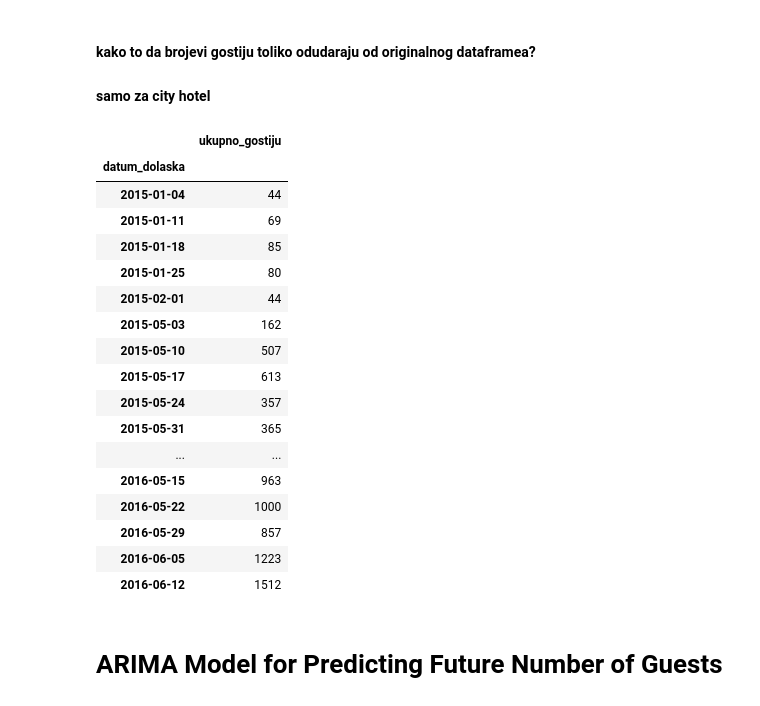
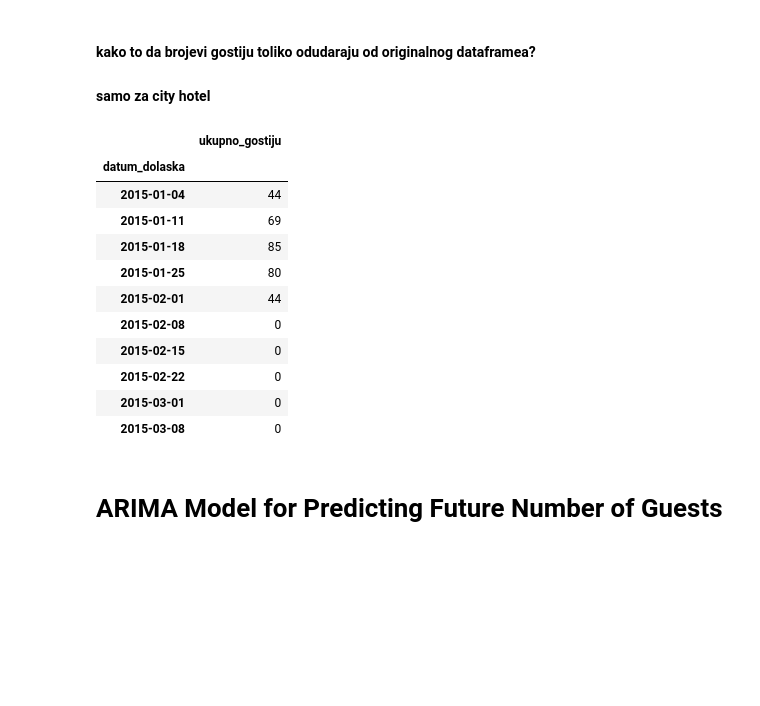
Before and after one commit to MarkoHaralovic/Prediction-of-Hotel-Occupancy, a Jupyter notebook: prediction-of-hotel-occupancy/notebooks/hotel-booking-demand-num-of-guest-prediction.ipynb, the cells around one changed output. Cells and saved outputs as stored; diff of their text form; code cells hidden in the pictures; blank space fills up the shorter version.

```diff
--- a/prediction-of-hotel-occupancy/notebooks/hotel-booking-demand-num-of-guest-prediction.ipynb
+++ b/prediction-of-hotel-occupancy/notebooks/hotel-booking-demand-num-of-guest-prediction.ipynb
@@ -31,5 +33,5 @@ warnings.filterwarnings("ignore")
 # %%
-data = pd.read_parquet('../data/raw/export_df.parquet')
+data = pd.read_parquet('../data/raw/lumen_dataset/export_df.parquet')
 data.head()
 # %% [output]
 |  | hotel_id | datum_dolaska | datum_kreiranja_rezervacije | datum_odjave | datum_otkazivanja_rezervacije | ... |
@@ -118,10 +120,10 @@ print(len(data[data['zemlja_gosta']=='0']))
 # %% [output]
 552
 # %%
-data = data[~(data['zemlja_gosta']=='0')]
-print(len(data))
-print(f"Resort ima {len(data[data['hotel_id']==0])} zapisa")
-print(f"City ima {len(data[data['hotel_id']==1])} zapisa")
+# data = data[~(data['zemlja_gosta']=='0')]
+# print(len(data))
+# print(f"Resort ima {len(data[data['hotel_id']==0])} zapisa")
+# print(f"City ima {len(data[data['hotel_id']==1])} zapisa")
 # %% [output]
 118658
 Resort ima 39583 zapisa
@@ -185,4 +185,4 @@ print(len(data))
 # %%
-data['duljina_boravka'] = data['datum_odjave'] - data['datum_dolaska']
-data['duljina_boravka'] = data['duljina_boravka'].dt.days
-data.head(10)
+# data['duljina_boravka'] = data['datum_odjave'] - data['datum_dolaska']
+# data['duljina_boravka'] = data['duljina_boravka'].dt.days
+# data.head(10)
@@ -256,29 +244,23 @@ NumberOfGuestsWeeklyResort.head(10)
 # %%
 # Calculating Number of Guests Weekly - Resort Hotel
 NumberOfGuestsCity = dataCity[['datum_dolaska', 'ukupno_gostiju']]
 NumberOfGuestsWeeklyCity = dataCity['ukupno_gostiju'].groupby(dataCity['datum_dolaska']).sum()
 NumberOfGuestsWeeklyCity = NumberOfGuestsWeeklyCity.resample('w').sum().to_frame()
-NumberOfGuestsWeeklyCity = NumberOfGuestsWeeklyCity[~(NumberOfGuestsWeeklyCity['ukupno_gostiju']==0)]
-NumberOfGuestsWeeklyCity.head(60)
+# NumberOfGuestsWeeklyCity = NumberOfGuestsWeeklyCity[~(NumberOfGuestsWeeklyCity['ukupno_gostiju']==0)]
+NumberOfGuestsWeeklyCity.head(10)
 # %% [output]
 |  | ukupno_gostiju |
 | datum_dolaska |  |
 | 2015-01-04 | 44 |
 | 2015-01-11 | 69 |
 | 2015-01-18 | 85 |
 | 2015-01-25 | 80 |
 | 2015-02-01 | 44 |
-| 2015-05-03 | 162 |
-| 2015-05-10 | 507 |
-| 2015-05-17 | 613 |
-| 2015-05-24 | 357 |
-| 2015-05-31 | 365 |
-| ... | ... |
-| 2016-05-15 | 963 |
-| 2016-05-22 | 1000 |
-| 2016-05-29 | 857 |
-| 2016-06-05 | 1223 |
-| 2016-06-12 | 1512 |
+| 2015-02-08 | 0 |
+| 2015-02-15 | 0 |
+| 2015-02-22 | 0 |
+| 2015-03-01 | 0 |
+| 2015-03-08 | 0 |
 # %% [markdown]
 # ARIMA Model for Predicting Future Number of Guests
 # %%
```
Also changed, not shown: parts of 20 cells of this notebook.
